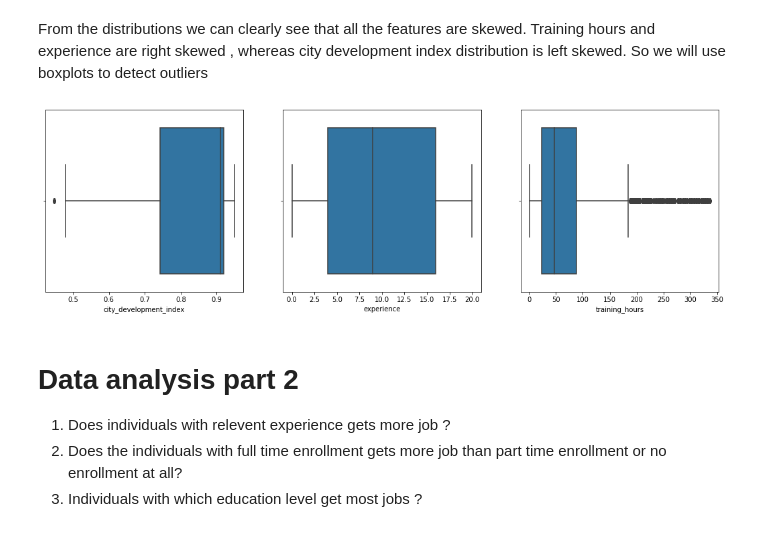
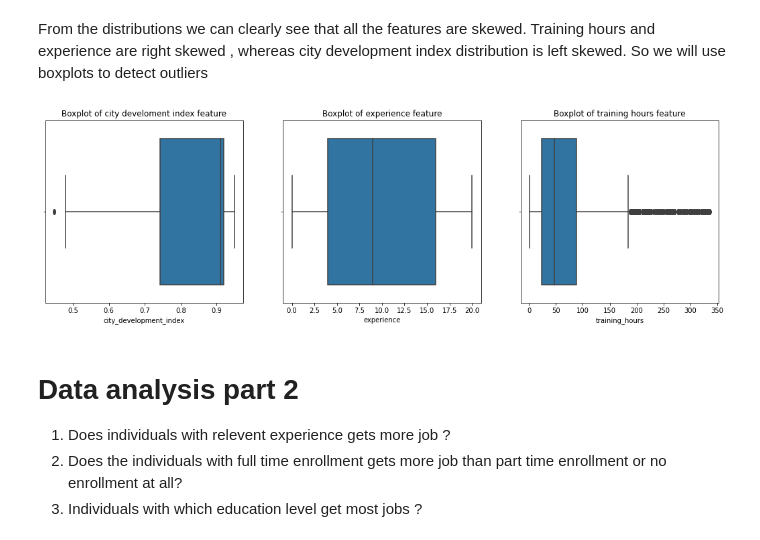
Before and after one commit to yuvraaj2002/Old_projects, a Jupyter notebook: DS job and salary prediction/DS_job_prediction.ipynb, the cells around one changed output. Cells and saved outputs as stored; diff of their text form; code cells hidden in the pictures.

Commit message:
Added title to the boxplots

```diff
--- a/DS job and salary prediction/DS_job_prediction.ipynb
+++ b/DS job and salary prediction/DS_job_prediction.ipynb
@@ -328,16 +328,16 @@ From the distributions we can clearly see that all the features are skewed. Trai
 # %%
 # Create a figure and axes
 fig, ax = plt.subplots(1, 3, figsize=(18, 5))
 
 # Plot the first distplot on the first axes
-sns.boxplot(x = df['city_development_index'],ax = ax[0])
-sns.boxplot(x = df['experience'],ax = ax[1])
-sns.boxplot(x = df['training_hours'],ax = ax[2])
+sns.boxplot(x = df['city_development_index'],ax = ax[0]).set(title='Boxplot of city develoment index feature')
+sns.boxplot(x = df['experience'],ax = ax[1]).set(title='Boxplot of experience feature')
+sns.boxplot(x = df['training_hours'],ax = ax[2]).set(title='Boxplot of training hours feature')
 
 # Show the plot
 plt.show()
 # %% [output]
-[figure, old version]
+[figure, new version]
 # %% [markdown]
 # Data analysis part 2
 1. Does individuals with relevent experience gets more job ?
```
Also changed, not shown: parts of 18 cells of this notebook.
